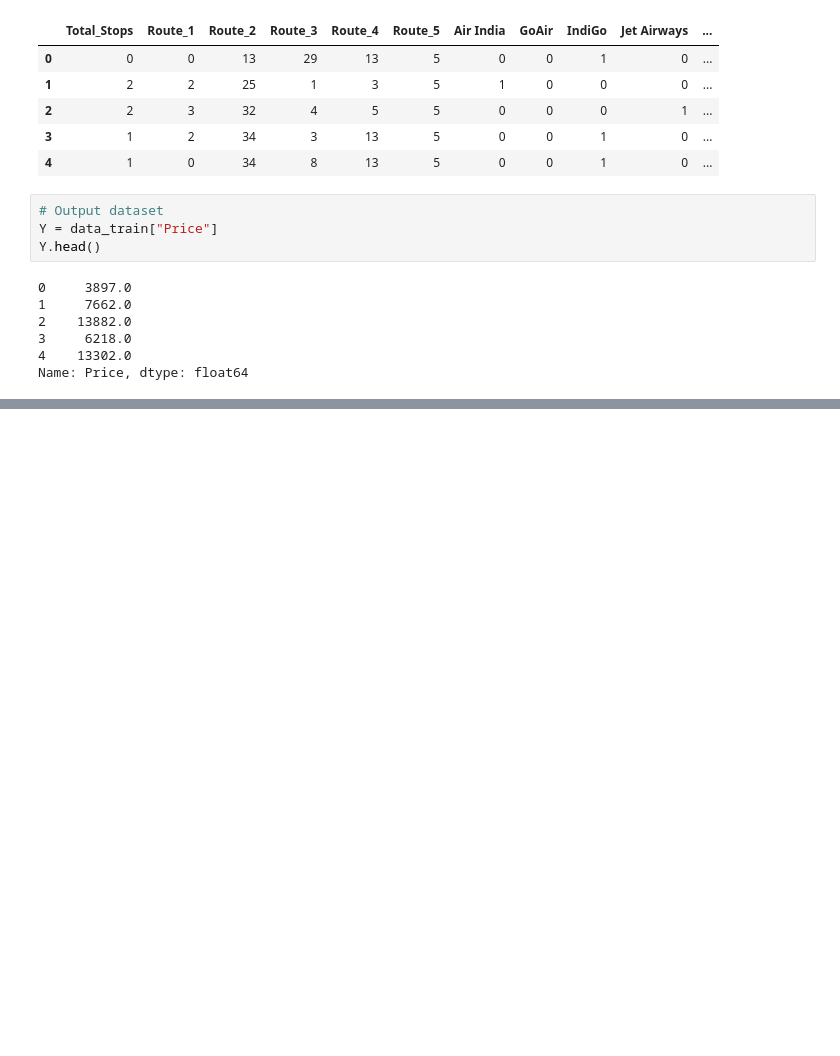
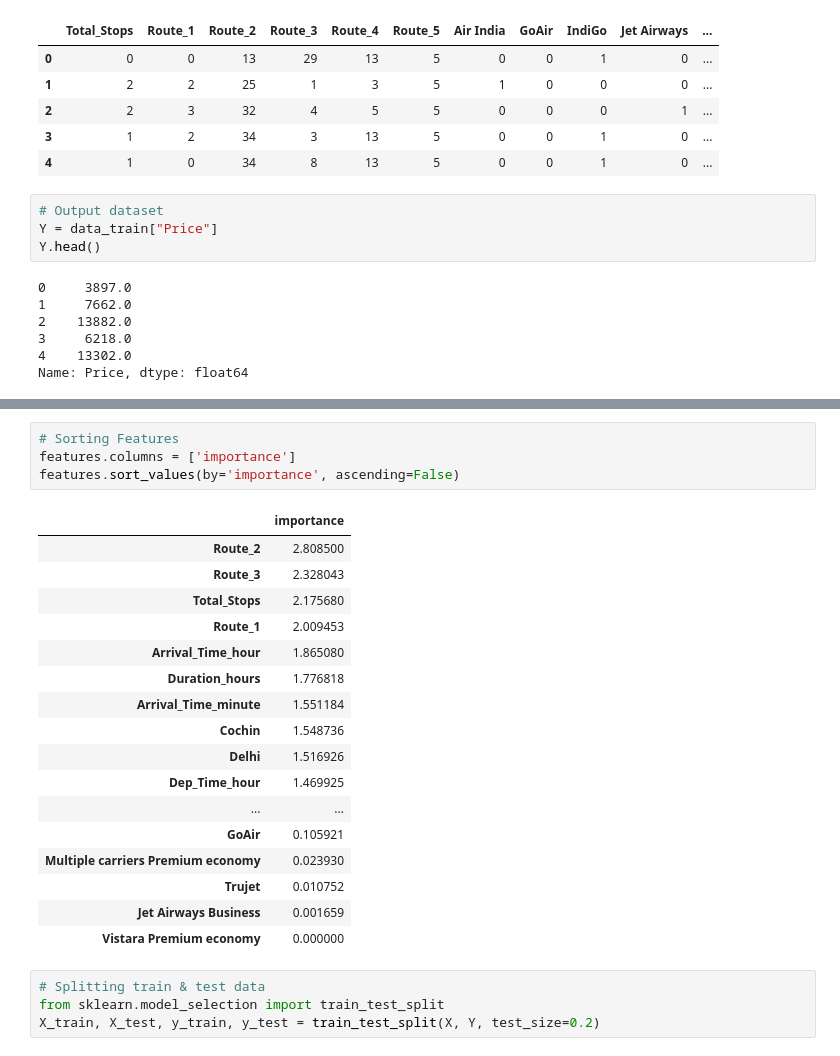
Before and after one commit to cybersaksham/Flight-Fare-Predict, a Jupyter notebook: main.ipynb, the cells around one changed output, grey strips where cells are left out. Saved outputs shown, nothing was run; the diff lists cells and outputs as text; blank space fills up the shorter version.

```diff
--- a/main.ipynb
+++ b/main.ipynb
@@ -429,0 +455,26 @@ Name: Price, dtype: float64
+# %%
+# Sorting Features
+features.columns = ['importance']
+features.sort_values(by='importance', ascending=False)
+# %% [output]
+|  | importance |
+| Route_2 | 2.808500 |
+| Route_3 | 2.328043 |
+| Total_Stops | 2.175680 |
+| Route_1 | 2.009453 |
+| Arrival_Time_hour | 1.865080 |
+| Duration_hours | 1.776818 |
+| Arrival_Time_minute | 1.551184 |
+| Cochin | 1.548736 |
+| Delhi | 1.516926 |
+| Dep_Time_hour | 1.469925 |
+| ... | ... |
+| GoAir | 0.105921 |
+| Multiple carriers Premium economy | 0.023930 |
+| Trujet | 0.010752 |
+| Jet Airways Business | 0.001659 |
+| Vistara Premium economy | 0.000000 |
+# %%
+# Splitting train & test data
+from sklearn.model_selection import train_test_split
+X_train, X_test, y_train, y_test = train_test_split(X, Y, test_size=0.2)
```
Also changed, not shown: parts of 4 cells of this notebook.
